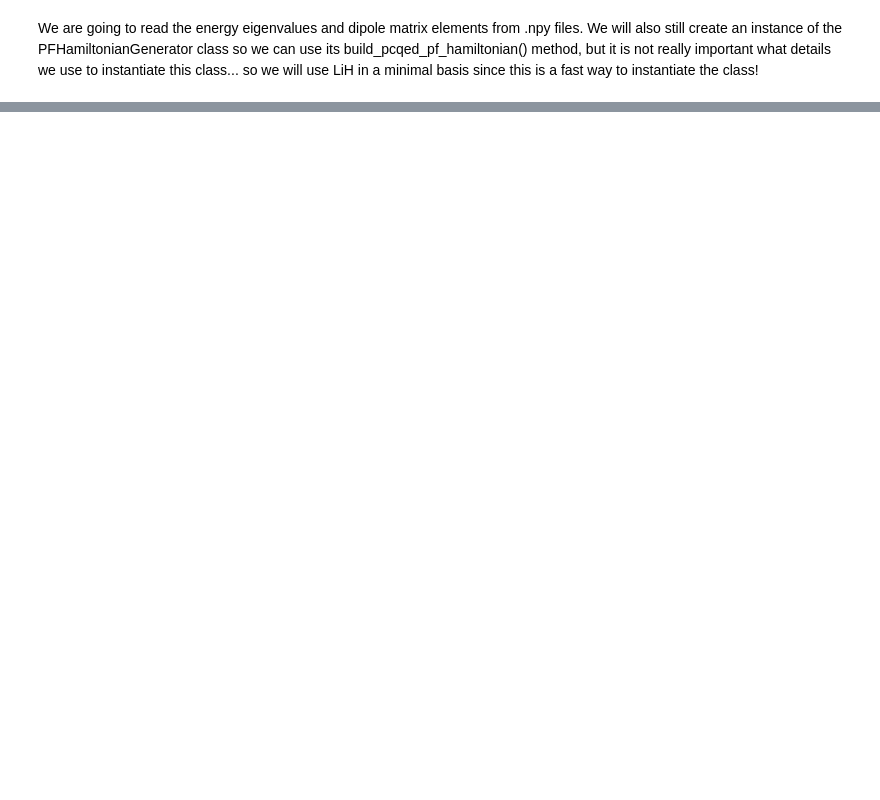
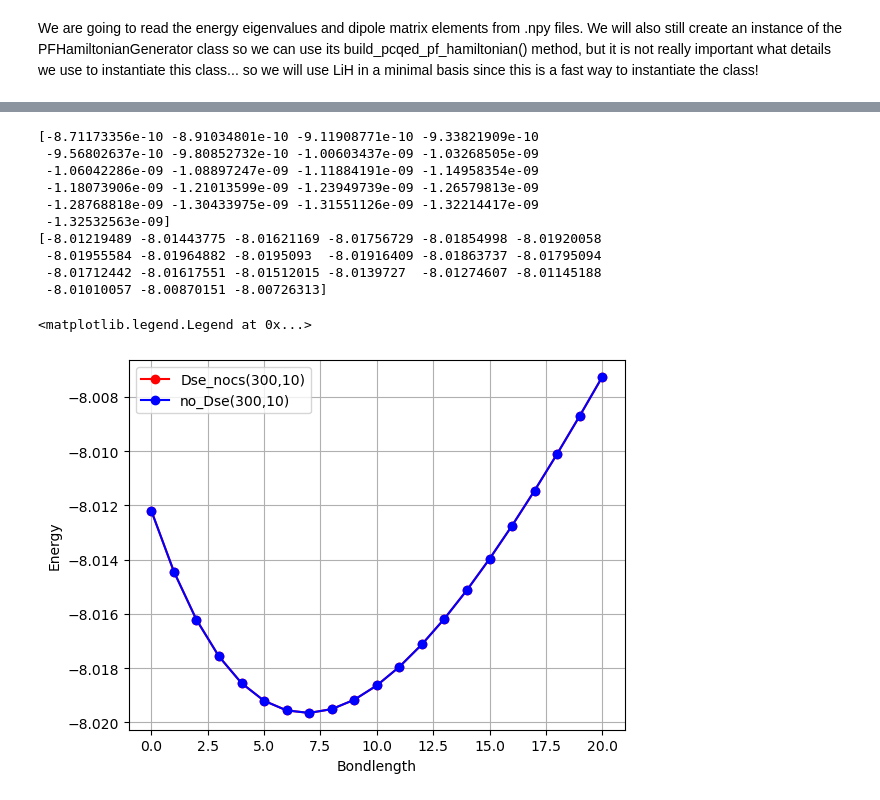
Before and after one commit to FoleyLab/SCQED-PCQED, a Jupyter notebook: src/LiH_without_des_cs.ipynb, the cells around one changed output, grey strips where cells are left out. Saved outputs shown, nothing was run; the diff lists cells and outputs as text; code cells hidden in the pictures; blank space fills up the shorter version.

Commit message:
Updated files
pcqed vs qed-fci vs perturbative

```diff
--- a/src/LiH_without_des_cs.ipynb
+++ b/src/LiH_without_des_cs.ipynb
@@ -92,16 +100,16 @@ instance = PFHamiltonianGenerator(mol_str, options_dict, cavity_free_dict)
 N_R = 21
 d_array = np.linspace(0, 20, N_R)
 N_l = len(d_array)
-N_el = 300
+N_el = 500
 N_ph = 10
 omega = 0.12086
 lambda_vector = np.array([0, 0, 0.01])
 
 # create an array of zeros to store the PCQED eigenvalues for each value of d
-_pcqed_22_dse = np.zeros((N_l, N_el * N_ph))
+_pcqed_40010_dse = np.zeros((N_l, N_el * N_ph))
 # loop over values of d, build Hamiltonian, capture eigenvalues
 ctr = 0
 for d in d_array:
     instance.fast_build_pcqed_pf_hamiltonian(N_el, N_ph, omega, lambda_vector , E_array[:,ctr], Mu_array[:,:,:,ctr], neglect_DSE=False)      # E_array[:,ctr]: 20 energy values for fisrt displacement and so on...
-    _pcqed_22_dse[ctr, :] = instance.PCQED_pf_eigs
+    _pcqed_40010_dse[ctr, :] = instance.PCQED_pf_eigs
     ctr += 1
@@ -125,3 +116,47 @@ for d in d_array:
+# %%
+N_R = 21
+d_array = np.linspace(0, 20, N_R)
+N_l = len(d_array)
+N_el = 300
+N_ph = 10
+omega = 0.12086
+lambda_vector = np.array([0, 0, 0.01])
+
+# create an array of zeros to store the PCQED eigenvalues for each value of d
+_pcqed_30010_dse = np.zeros((N_l, N_el * N_ph))
+# loop over values of d, build Hamiltonian, capture eigenvalues
+ctr = 0
+for d in d_array:
+    instance.fast_build_pcqed_pf_hamiltonian(N_el, N_ph, omega, lambda_vector , E_array[:,ctr], Mu_array[:,:,:,ctr], neglect_DSE=False)      # E_array[:,ctr]: 20 energy values for fisrt displacement and so on...
+    _pcqed_30010_dse[ctr, :] = instance.PCQED_pf_eigs
+    ctr += 1
+# %%
+difference =_pcqed_40010_dse[:,0] - _pcqed_30010_dse[:,0]
+print(difference)
+plt.plot(d_array, _pcqed_40010_dse[:,0],'ro-', label="Dse_nocs(300,10)")
+# plt.plot(d_array,_pcqed_22_cs[:,0], label='Dse_cs')
+plt.plot(d_array,_pcqed_30010_dse[:,0], 'bo-', label='no_Dse(300,10)')
+# plt.plot(d_array,_pcqed_22_withoutdse_cs[:,0], label='noDse_cs')
+
+# plt.plot(lambda_val[:,2],_pcqed_502[:,2],'ro-', label='2nd')
+
+plt.xlabel('Bondlength')
+plt.ylabel('Energy')
+plt.grid()
+plt.legend()
+# %% [output]
+[-8.71173356e-10 -8.91034801e-10 -9.11908771e-10 -9.33821909e-10
+ -9.56802637e-10 -9.80852732e-10 -1.00603437e-09 -1.03268505e-09
+ -1.06042286e-09 -1.08897247e-09 -1.11884191e-09 -1.14958354e-09
+ -1.18073906e-09 -1.21013599e-09 -1.23949739e-09 -1.26579813e-09
+ -1.28768818e-09 -1.30433975e-09 -1.31551126e-09 -1.32214417e-09
+ -1.32532563e-09]
+[-8.01219489 -8.01443775 -8.01621169 -8.01756729 -8.01854998 -8.01920058
+ -8.01955584 -8.01964882 -8.0195093  -8.01916409 -8.01863737 -8.01795094
+ -8.01712442 -8.01617551 -8.01512015 -8.0139727  -8.01274607 -8.01145188
+ -8.01010057 -8.00870151 -8.00726313]
+<matplotlib.legend.Legend at 0x...>
+[figure, added]
 # %%
 N_R = 21
 d_array = np.linspace(0, 20, N_R)
```
Also changed, not shown: parts of 8 cells of this notebook, 30 other files.
